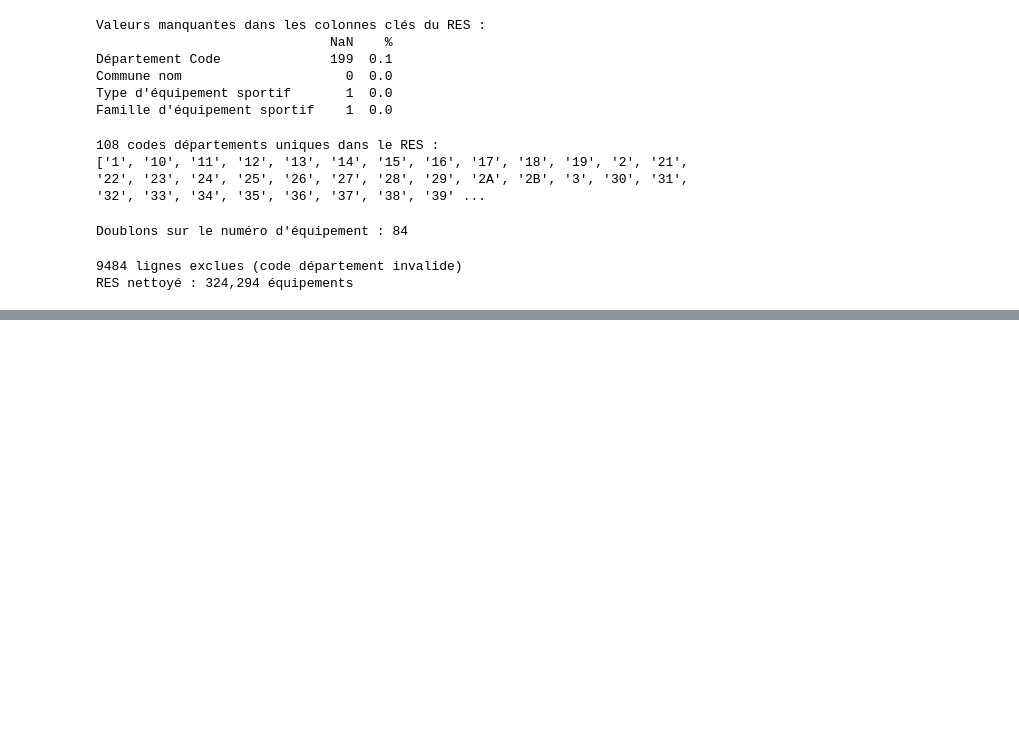
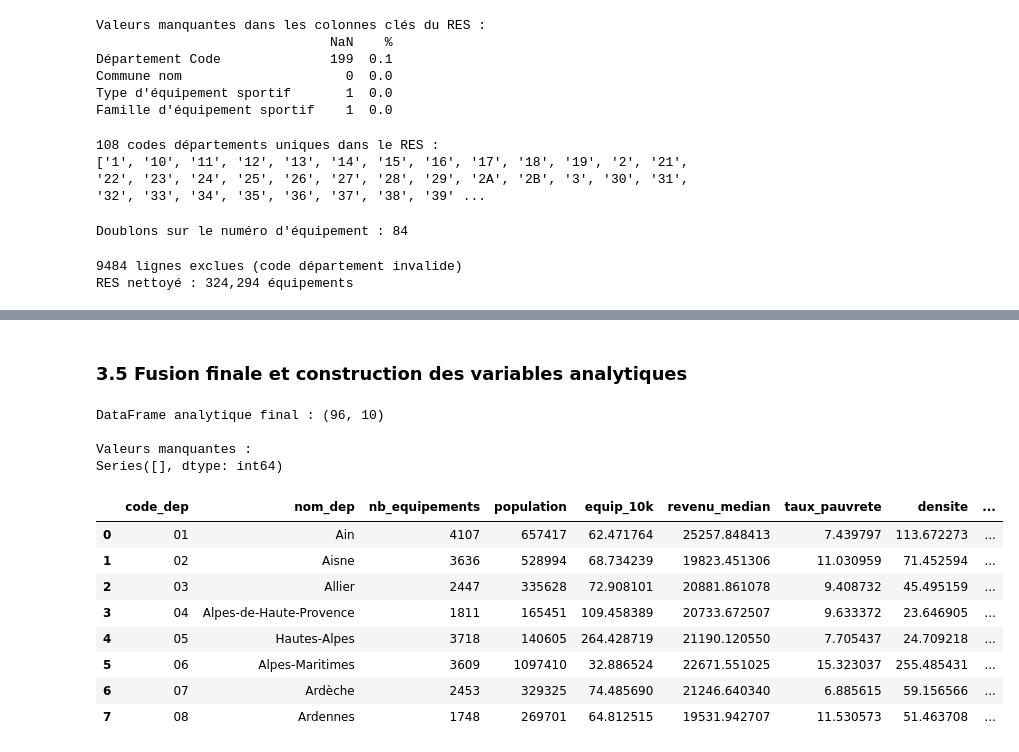
Before and after one commit to Luservant/projet_python, a Jupyter notebook: main.ipynb, the cells around one changed output, grey strips where cells are left out. Cells and saved outputs as stored; diff of their text form; code cells hidden in the pictures; blank space fills up the shorter version.

```diff
--- a/main.ipynb
+++ b/main.ipynb
@@ -173,0 +301,11 @@ RES nettoyé : 324,294 équipements
+# %%
+# Part des communes rurales par département
+df_rural_dep = (
+    df_communes.groupby("code_dep")
+    .apply(lambda g: pd.Series({
+        "part_rural": (g["TYPO_RURB_CRTE"].str.upper().str.contains("RURAL", na=False).sum()
+                       / len(g) * 100)
+    }), include_groups=False)
+    .reset_index()
+)
+print(f"{len(df_rural_dep)} départements — ruralité agrégée")
@@ -173,0 +316,9 @@ RES nettoyé : 324,294 équipements
+# %%
+# Nombre d'équipements par département
+nb_equip = (
+    df_res.groupby("code_dep")
+    .size()
+    .reset_index(name="nb_equipements")
+)
+print(f"{len(nb_equip)} départements avec équipements")
+nb_equip.head(3)
@@ -173,0 +331,34 @@ RES nettoyé : 324,294 équipements
+# %% [markdown]
+### 3.5 Fusion finale et construction des variables analytiques
+# %%
+# Fusion de toutes les sources
+df = nb_equip.merge(df_pop_dep,     on="code_dep", how="inner")
+df = df.merge(df_revenus_dep,       on="code_dep", how="left")
+df = df.merge(df_rural_dep,         on="code_dep", how="left")
+
+# Variables analytiques
+df["equip_10k"] = (df["nb_equipements"] / df["population"]) * 10_000
+df["densite"]   = df["population"] / df["superficie_km2"]
+
+# Restriction aux départements métropolitains + DOM
+df = df[df["code_dep"].str.match(r"^\d{2}$|^2[AB]$")].reset_index(drop=True)
+
+print(f"DataFrame analytique final : {df.shape}")
+print(f"\nValeurs manquantes :")
+print(df.isnull().sum()[df.isnull().sum() > 0])
+df[["code_dep", "nom_dep", "nb_equipements", "population",
+    "equip_10k", "revenu_median", "taux_pauvrete", "densite", "part_rural"]].head(8)
+# %% [output]
+DataFrame analytique final : (96, 10)
+
+Valeurs manquantes :
+Series([], dtype: int64)
+|  | code_dep | nom_dep | nb_equipements | population | equip_10k | revenu_median | taux_pauvrete | densite | ... |
+| 0 | 01 | Ain | 4107 | 657417 | 62.471764 | 25257.848413 | 7.439797 | 113.672273 | ... |
+| 1 | 02 | Aisne | 3636 | 528994 | 68.734239 | 19823.451306 | 11.030959 | 71.452594 | ... |
+| 2 | 03 | Allier | 2447 | 335628 | 72.908101 | 20881.861078 | 9.408732 | 45.495159 | ... |
+| 3 | 04 | Alpes-de-Haute-Provence | 1811 | 165451 | 109.458389 | 20733.672507 | 9.633372 | 23.646905 | ... |
+| 4 | 05 | Hautes-Alpes | 3718 | 140605 | 264.428719 | 21190.120550 | 7.705437 | 24.709218 | ... |
+| 5 | 06 | Alpes-Maritimes | 3609 | 1097410 | 32.886524 | 22671.551025 | 15.323037 | 255.485431 | ... |
+| 6 | 07 | Ardèche | 2453 | 329325 | 74.485690 | 21246.640340 | 6.885615 | 59.156566 | ... |
+| 7 | 08 | Ardennes | 1748 | 269701 | 64.812515 | 19531.942707 | 11.530573 | 51.463708 | ... |
```
Also changed, not shown: parts of 13 cells of this notebook, 1 other file.
